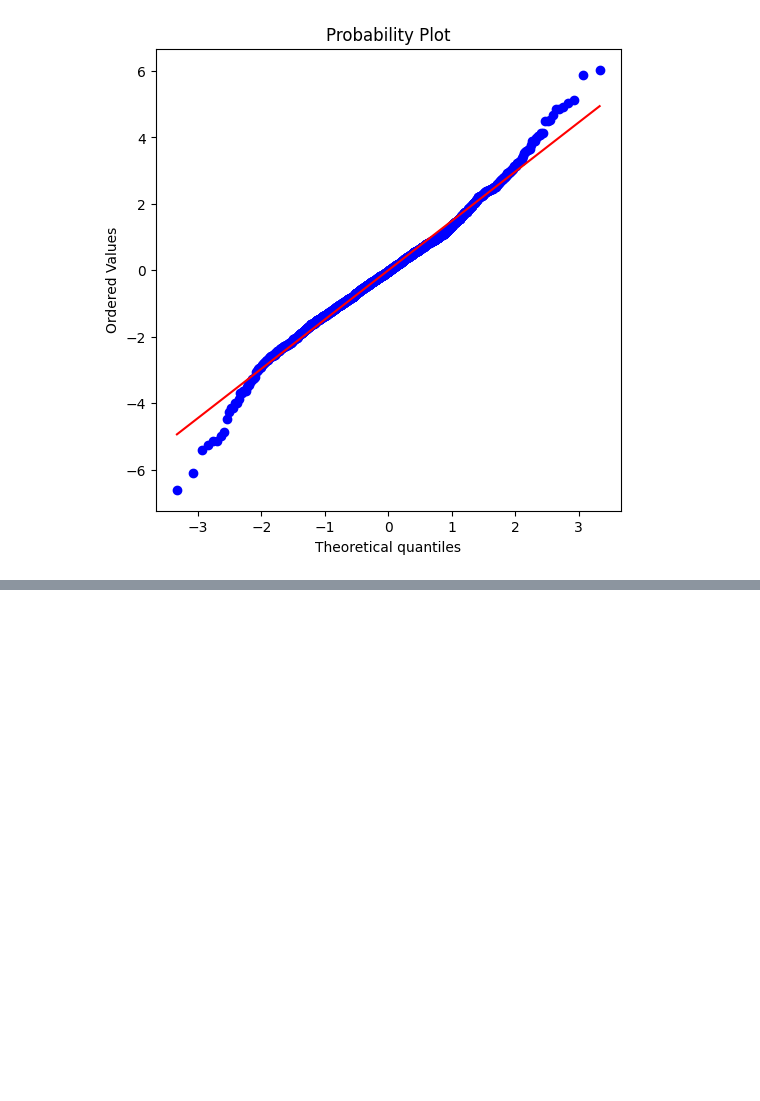
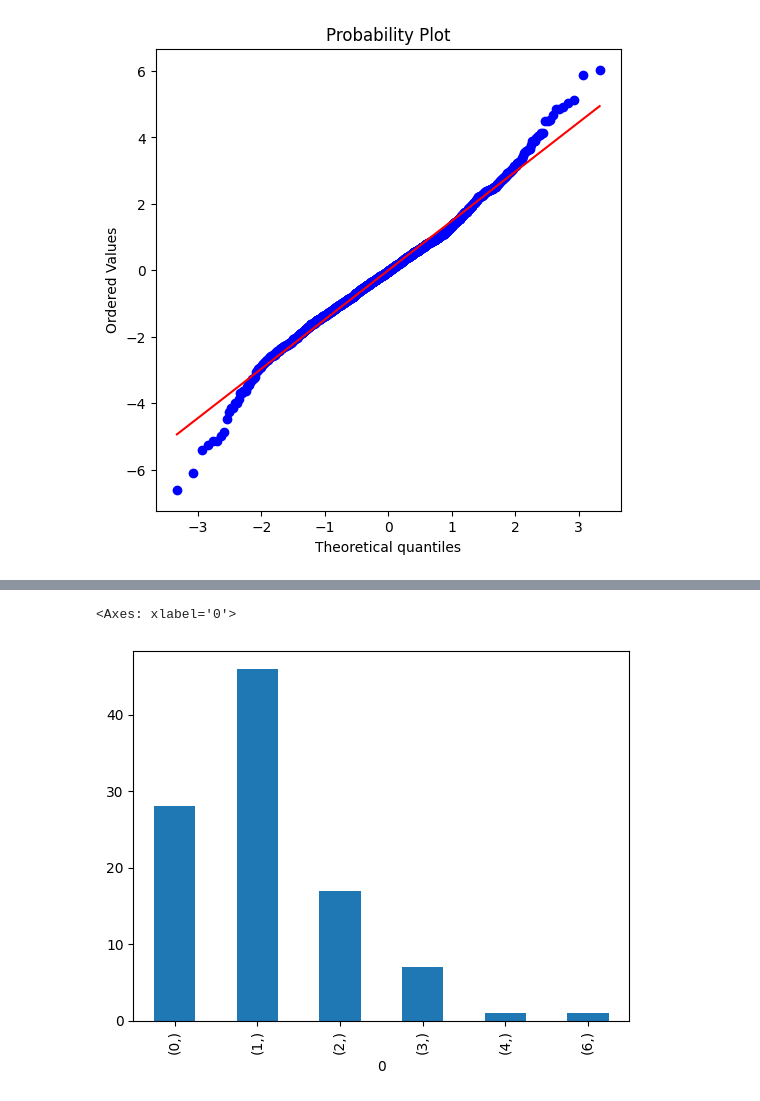
Before and after one commit to NurmukhamedKZ/Data-Projects, a Jupyter notebook: Practical_statistics/Practical_statistics.ipynb, the cells around one changed output, grey strips where cells are left out. Cells and saved outputs as stored; diff of their text form; code cells hidden in the pictures; blank space fills up the shorter version.

```diff
--- a/Practical_statistics/Practical_statistics.ipynb
+++ b/Practical_statistics/Practical_statistics.ipynb
@@ -406,0 +428,8 @@ stats.probplot(nflx, plot=ax)
+# %%
+from scipy import stats
+import pandas as pd
+poisson_data = pd.DataFrame(stats.poisson.rvs(1,size=100)).value_counts(sort=False)
+poisson_data.plot.bar()
+# %% [output]
+<Axes: xlabel='0'>
+[figure, added]
```
Also changed, not shown: parts of 2 cells of this notebook, 2 other files.
